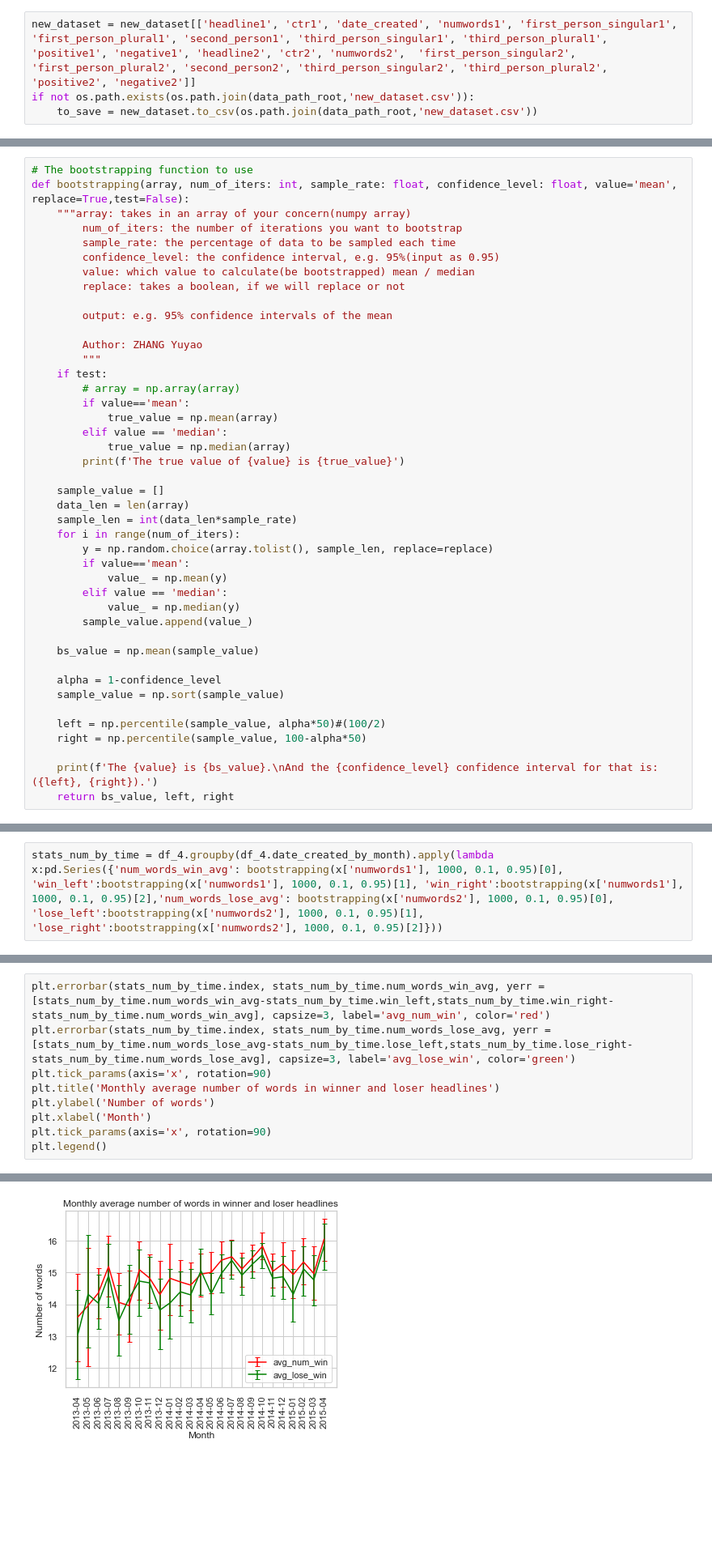
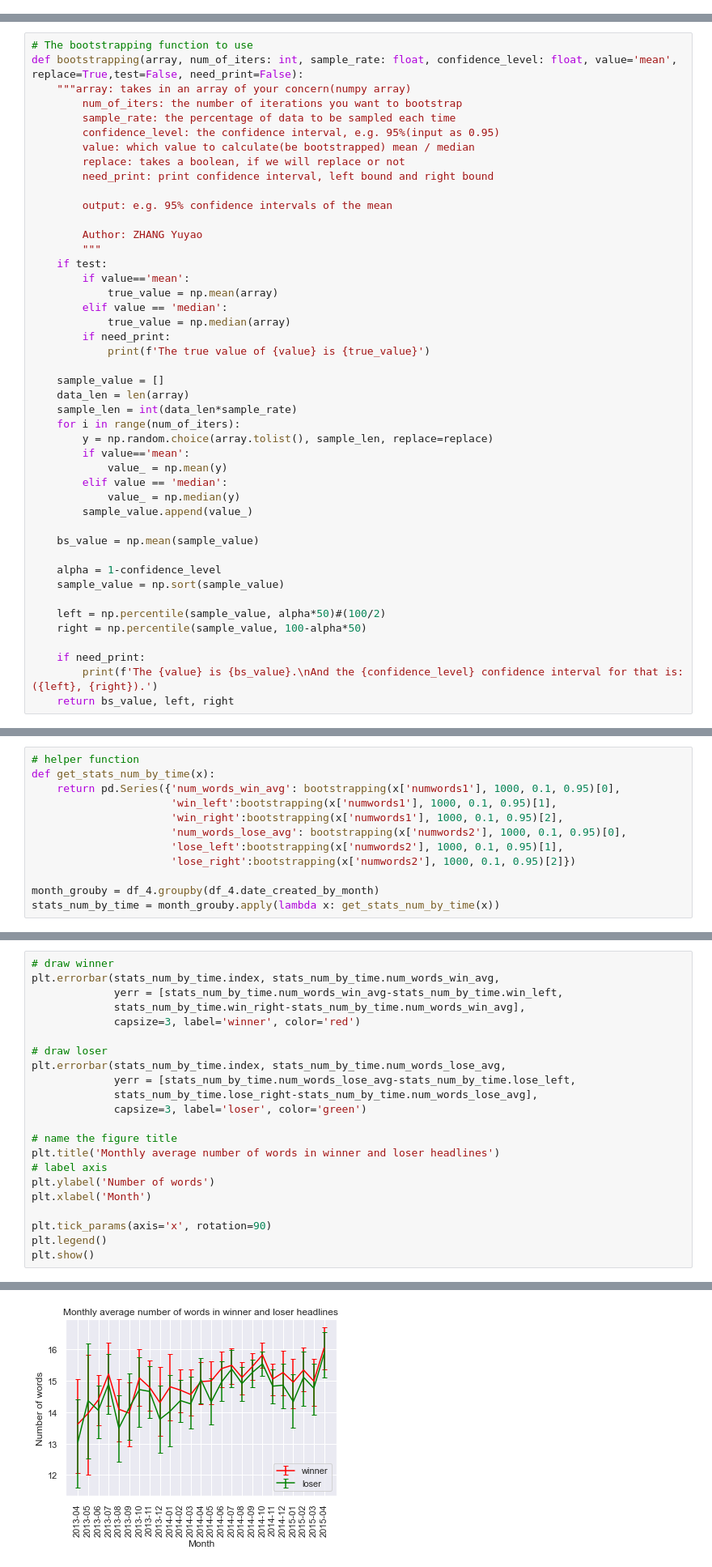
Before and after one commit to PeterYYZhang/2022, a Jupyter notebook: Homework/01 - Pandas Data Wrangling and Data Viz/hw1.ipynb, the cells around one changed output, grey strips where cells are left out. Shown at 81% size. Cells and saved outputs as stored; diff of their text form; blank space fills up the shorter version.

```diff
--- a/Homework/01 - Pandas Data Wrangling and Data Viz/hw1.ipynb
+++ b/Homework/01 - Pandas Data Wrangling and Data Viz/hw1.ipynb
@@ -556,4 +510,0 @@ else:
-# %%
-new_dataset = new_dataset[['headline1', 'ctr1', 'date_created', 'numwords1', 'first_person_singular1', 'first_person_plural1', 'second_person1', 'third_person_singular1', 'third_person_plural1', 'positive1', 'negative1', 'headline2', 'ctr2', 'numwords2',  'first_person_singular2', 'first_person_plural2', 'second_person2', 'third_person_singular2', 'third_person_plural2', 'positive2', 'negative2']]
-if not os.path.exists(os.path.join(data_path_root,'new_dataset.csv')):
-    to_save = new_dataset.to_csv(os.path.join(data_path_root,'new_dataset.csv'))
@@ -737,24 +693,25 @@ The mean ratio between the number of words in the winner headline and the loser
 # %%
 # The bootstrapping function to use
-def bootstrapping(array, num_of_iters: int, sample_rate: float, confidence_level: float, value='mean', replace=True,test=False):
+def bootstrapping(array, num_of_iters: int, sample_rate: float, confidence_level: float, value='mean', replace=True,test=False, need_print=False):
     """array: takes in an array of your concern(numpy array)
         num_of_iters: the number of iterations you want to bootstrap
         sample_rate: the percentage of data to be sampled each time
         confidence_level: the confidence interval, e.g. 95%(input as 0.95)
         value: which value to calculate(be bootstrapped) mean / median
         replace: takes a boolean, if we will replace or not
+        need_print: print confidence interval, left bound and right bound
 
         output: e.g. 95% confidence intervals of the mean
 
         Author: ZHANG Yuyao
         """
     if test:
-        # array = np.array(array)
         if value=='mean':
             true_value = np.mean(array)
         elif value == 'median':
             true_value = np.median(array)
-        print(f'The true value of {value} is {true_value}')
+        if need_print:
+            print(f'The true value of {value} is {true_value}')
 
     sample_value = []
     data_len = len(array)
@@ -775,6 +732,7 @@ def bootstrapping(array, num_of_iters: int, sample_rate: float, confidence_level
     left = np.percentile(sample_value, alpha*50)#(100/2)
     right = np.percentile(sample_value, 100-alpha*50)
 
-    print(f'The {value} is {bs_value}.\nAnd the {confidence_level} confidence interval for that is: ({left}, {right}).')
+    if need_print:
+        print(f'The {value} is {bs_value}.\nAnd the {confidence_level} confidence interval for that is: ({left}, {right}).')
     return bs_value, left, right
 # %%
@@ -923,6 +865,16 @@ df_4.shape
 df_4['date_created_by_month'] = df_4.date_created.apply(lambda x: pd.to_datetime(x).strftime('%Y-%m'))
 # %%
-stats_num_by_time = df_4.groupby(df_4.date_created_by_month).apply(lambda x:pd.Series({'num_words_win_avg': bootstrapping(x['numwords1'], 1000, 0.1, 0.95)[0], 'win_left':bootstrapping(x['numwords1'], 1000, 0.1, 0.95)[1], 'win_right':bootstrapping(x['numwords1'], 1000, 0.1, 0.95)[2],'num_words_lose_avg': bootstrapping(x['numwords2'], 1000, 0.1, 0.95)[0], 'lose_left':bootstrapping(x['numwords2'], 1000, 0.1, 0.95)[1], 'lose_right':bootstrapping(x['numwords2'], 1000, 0.1, 0.95)[2]}))
+# helper function
+def get_stats_num_by_time(x):
+    return pd.Series({'num_words_win_avg': bootstrapping(x['numwords1'], 1000, 0.1, 0.95)[0],
+                      'win_left':bootstrapping(x['numwords1'], 1000, 0.1, 0.95)[1],
+                      'win_right':bootstrapping(x['numwords1'], 1000, 0.1, 0.95)[2],
+                      'num_words_lose_avg': bootstrapping(x['numwords2'], 1000, 0.1, 0.95)[0],
+                      'lose_left':bootstrapping(x['numwords2'], 1000, 0.1, 0.95)[1],
+                      'lose_right':bootstrapping(x['numwords2'], 1000, 0.1, 0.95)[2]})
+
+month_grouby = df_4.groupby(df_4.date_created_by_month)
+stats_num_by_time = month_grouby.apply(lambda x: get_stats_num_by_time(x))
 # %%
 stats_num_by_time.head()
 # %% [output]
@@ -936,10 +888,23 @@ stats_num_by_time.head()
 # %%
-plt.errorbar(stats_num_by_time.index, stats_num_by_time.num_words_win_avg, yerr = [stats_num_by_time.num_words_win_avg-stats_num_by_time.win_left,stats_num_by_time.win_right-stats_num_by_time.num_words_win_avg], capsize=3, label='avg_num_win', color='red')
-plt.errorbar(stats_num_by_time.index, stats_num_by_time.num_words_lose_avg, yerr = [stats_num_by_time.num_words_lose_avg-stats_num_by_time.lose_left,stats_num_by_time.lose_right-stats_num_by_time.num_words_lose_avg], capsize=3, label='avg_lose_win', color='green')
-plt.tick_params(axis='x', rotation=90)
+# draw winner
+plt.errorbar(stats_num_by_time.index, stats_num_by_time.num_words_win_avg,
+             yerr = [stats_num_by_time.num_words_win_avg-stats_num_by_time.win_left,
+             stats_num_by_time.win_right-stats_num_by_time.num_words_win_avg],
+             capsize=3, label='winner', color='red')
+
+# draw loser
+plt.errorbar(stats_num_by_time.index, stats_num_by_time.num_words_lose_avg,
+             yerr = [stats_num_by_time.num_words_lose_avg-stats_num_by_time.lose_left,
+             stats_num_by_time.lose_right-stats_num_by_time.num_words_lose_avg],
+             capsize=3, label='loser', color='green')
+
+# name the figure title
 plt.title('Monthly average number of words in winner and loser headlines')
+# label axis
 plt.ylabel('Number of words')
 plt.xlabel('Month')
+
 plt.tick_params(axis='x', rotation=90)
 plt.legend()
+plt.show()
 # %% [output]
@@ -947,3 +911,3 @@ plt.legend()
-[figure, old version]
+[figure, new version]
 # %% [markdown]
 ### 4.2 Produce similar plots to each pronoun category, as well as for positive and negative sentiment. Here, unlike in T4.1, depict the month averages pooled across winner and loser headlines (i.e., for each month, you calculate the average across both winners and loser headlines). Create all these plots in a single figure with no more than 11 inches of width and 11 inches of height. Again, consider only headlines created after April 2013 (the month of April inclusive).
```
Also changed, not shown: parts of 109 cells of this notebook, 1 other file.
